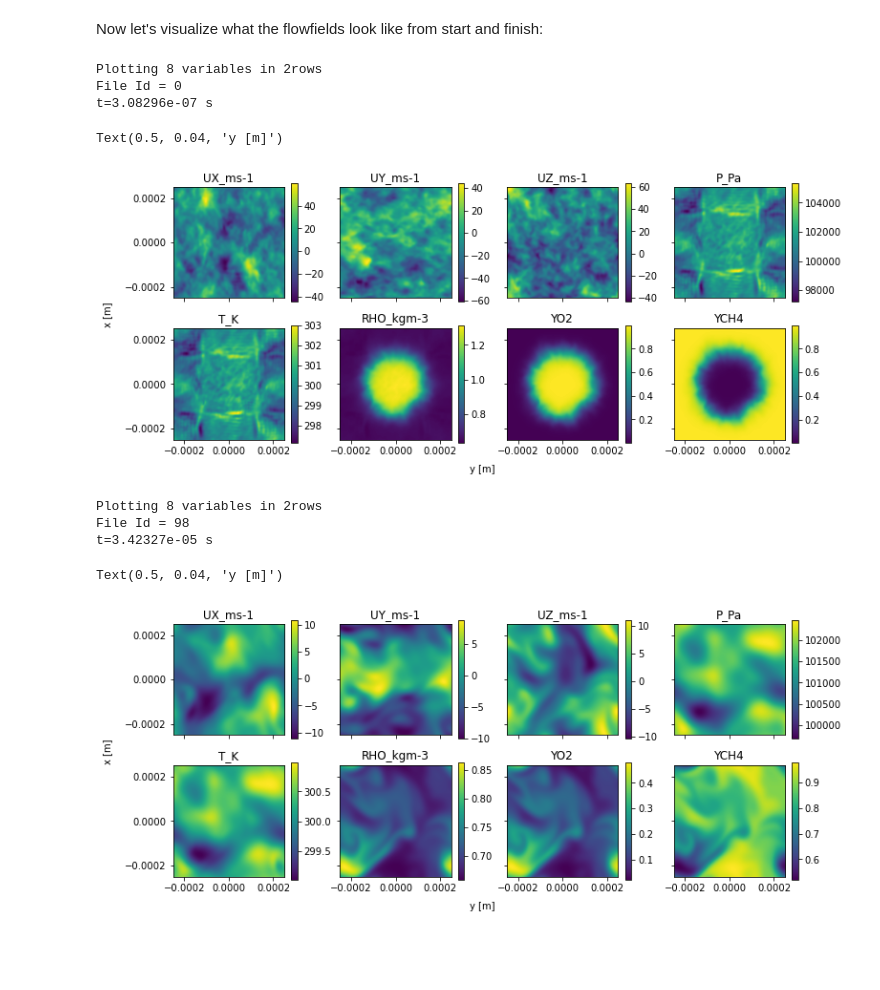
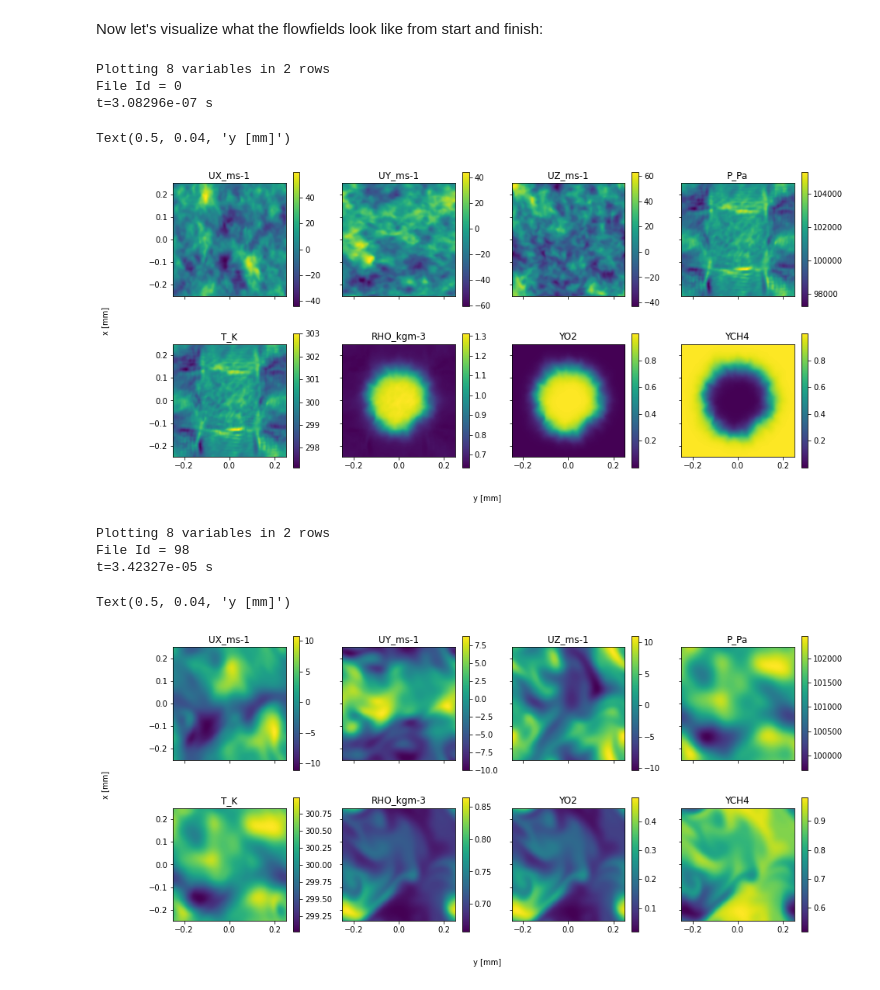
Before and after one commit to blastnet/kaggle_tutorials, a Jupyter notebook: smallhit-browsedata.ipynb, the cells around one changed output. Cells and saved outputs as stored; diff of their text form; code cells hidden in the pictures; blank space fills up the shorter version.

```diff
--- a/smallhit-browsedata.ipynb
+++ b/smallhit-browsedata.ipynb
@@ -223,55 +238,55 @@ Now let's visualize what the flowfields look like from start and finish:
 #Input params
 file_id = 0
 nrows = 2
-figsize = (12, 5)
+figsize = (15, 7)
 
 #Get Number of variables
 nvar = len(metadata['global']['variables'])
-print("Plotting "+str(nvar)+" variables in " + str(nrows) + "rows")
+print("Plotting "+str(nvar)+" variables in " + str(nrows) + " rows")
 
 #Print file info:
 local_meta = metadata['local'][file_id]
 print('File Id = '+str(metadata['local'][file_id]['id']))
 print('t='+str(metadata['local'][file_id]['time [s]'])+' s')
 
 
 #Plot all scalars
 nplots = [nrows,int(nvar/nrows)]
 fig, axs = plt.subplots(nplots[0],nplots[1],figsize=figsize,sharex=True,sharey=True)
 count= 0
 for key in local_meta:
     if 'filename' in key:
         field = np.fromfile(data_path+local_meta[key],dtype='<f4').reshape(Nx,Ny,Nz)
         if nplots[0]>1:
             i = int(count/nplots[1])
             j = count - i*nplots[1]
             im = axs[i,j].imshow(field[:,:,int(len(z1d)/2)],origin='lower',
-                   extent = [x1d.min(), x1d.max(),y1d.min(),y1d.max()])
+                   extent =  np.array([y1d.min(),y1d.max(),x1d.min(), x1d.max()])*1000)
             plt.colorbar(im, ax=axs[i, j])
             axs[i,j].set_title(key.replace(' filename',''))
         else:
             axs[count].imshow(field[:,:,int(len(z1d)/2)],origin='lower',
-               extent = [x1d.min(), x1d.max(),y1d.min(),y1d.max()])
+               extent = np.array([y1d.min(),y1d.max(),x1d.min(), x1d.max()])*1000)
             plt.colorbar(im, ax=axs[count])
             axs[count].set_title(key.replace(' filename',''))
         count=count+1
-fig.text(0.04, 0.5, 'x [m]', va='center', rotation='vertical')
-fig.text(0.5, 0.04, 'y [m]', ha='center')
+fig.text(0.04, 0.5, 'x [mm]', va='center', rotation='vertical')
+fig.text(0.5, 0.04, 'y [mm]', ha='center')
 # %% [output]
-Plotting 8 variables in 2rows
+Plotting 8 variables in 2 rows
 File Id = 0
 t=3.08296e-07 s
-Text(0.5, 0.04, 'y [m]')
+Text(0.5, 0.04, 'y [mm]')
-[figure, old version]
+[figure, new version]
 # %%
 #Input params
 file_id = nfile-1
 nrows = 2
-figsize = (12, 5)
+figsize = (15, 7)
 
 #Get Number of variables
 nvar = len(metadata['global']['variables'])
-print("Plotting "+str(nvar)+" variables in " + str(nrows) + "rows")
+print("Plotting "+str(nvar)+" variables in " + str(nrows) + " rows")
 
 #Print file info:
 local_meta = metadata['local'][file_id]
@@ -290,20 +305,20 @@ for key in local_meta:
             i = int(count/nplots[1])
             j = count - i*nplots[1]
             im = axs[i,j].imshow(field[:,:,int(len(z1d)/2)],origin='lower',
-                   extent = [x1d.min(), x1d.max(),y1d.min(),y1d.max()])
+                   extent =  np.array([y1d.min(),y1d.max(),x1d.min(), x1d.max()])*1000)
             plt.colorbar(im, ax=axs[i, j])
             axs[i,j].set_title(key.replace(' filename',''))
         else:
             axs[count].imshow(field[:,:,int(len(z1d)/2)],origin='lower',
-               extent = [x1d.min(), x1d.max(),y1d.min(),y1d.max()])
+               extent = np.array([y1d.min(),y1d.max(),x1d.min(), x1d.max()])*1000)
             plt.colorbar(im, ax=axs[count])
             axs[count].set_title(key.replace(' filename',''))
         count=count+1
-fig.text(0.04, 0.5, 'x [m]', va='center', rotation='vertical')
-fig.text(0.5, 0.04, 'y [m]', ha='center')
+fig.text(0.04, 0.5, 'x [mm]', va='center', rotation='vertical')
+fig.text(0.5, 0.04, 'y [mm]', ha='center')
 # %% [output]
-Plotting 8 variables in 2rows
+Plotting 8 variables in 2 rows
 File Id = 98
 t=3.42327e-05 s
-Text(0.5, 0.04, 'y [m]')
+Text(0.5, 0.04, 'y [mm]')
-[figure, old version]
+[figure, new version]
```
Also changed, not shown: parts of 3 cells of this notebook.
